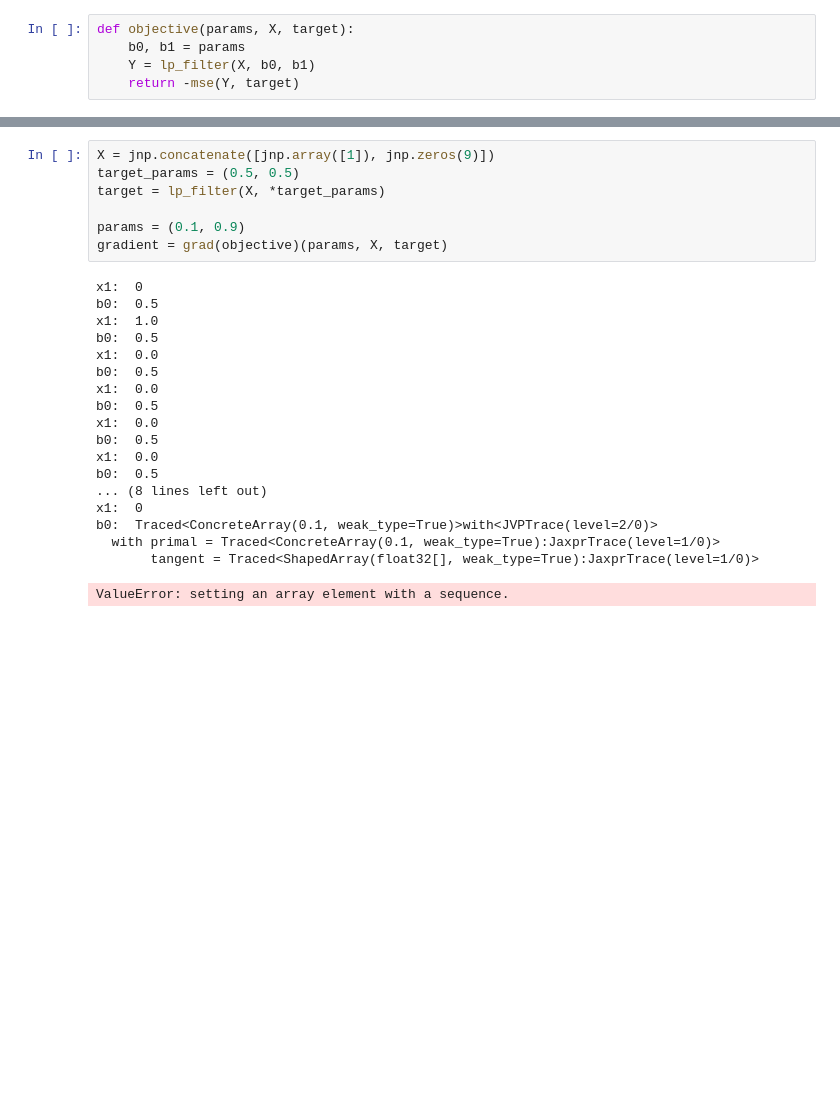
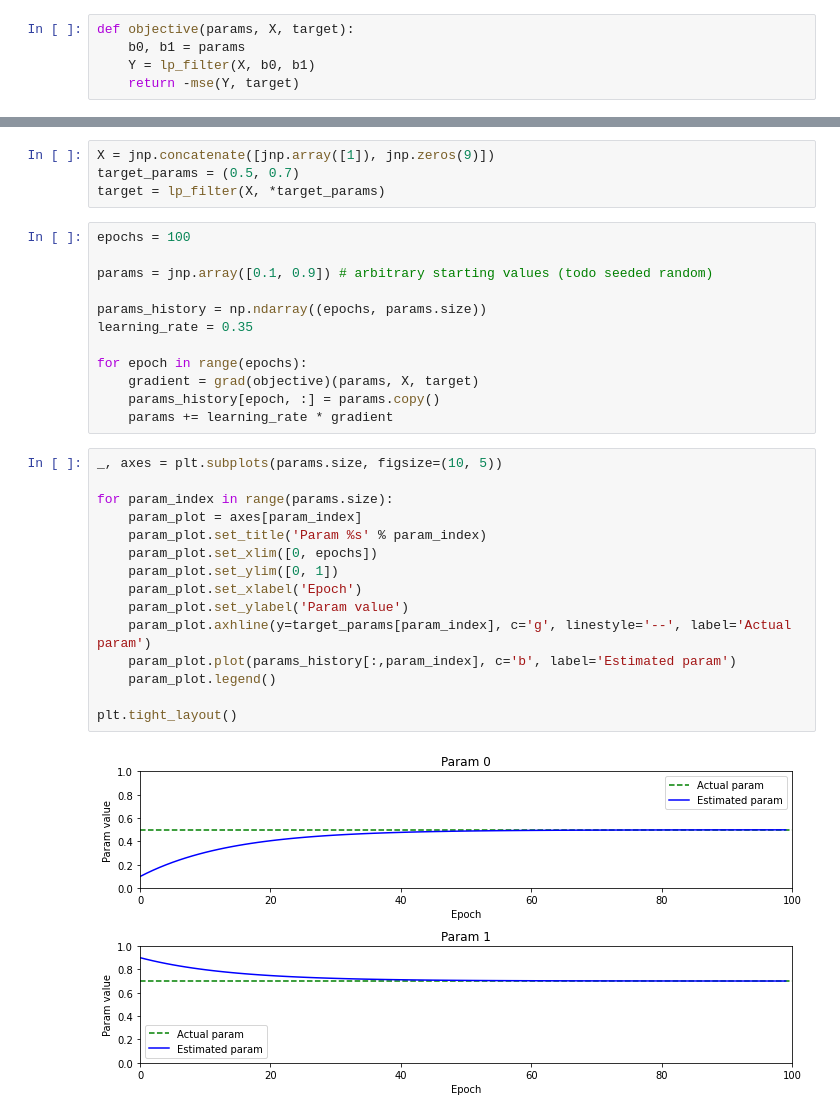
Before and after one commit to khiner/jaxdsp, a Jupyter notebook: jax_audio_experiments.ipynb, the cells around one changed output, grey strips where cells are left out. Saved outputs shown, nothing was run; the diff lists cells and outputs as text; blank space fills up the shorter version.

Commit message:
Working example of estimating params of a two-coefficient FIR filter!

```diff
--- a/jax_audio_experiments.ipynb
+++ b/jax_audio_experiments.ipynb
@@ -114,26 +94,33 @@ b0:  0.5
 # %%
 X = jnp.concatenate([jnp.array([1]), jnp.zeros(9)])
-target_params = (0.5, 0.5)
+target_params = (0.5, 0.7)
 target = lp_filter(X, *target_params)
-
-params = (0.1, 0.9)
-gradient = grad(objective)(params, X, target)
-# %% [output]
-x1:  0
-b0:  0.5
-x1:  1.0
-b0:  0.5
-x1:  0.0
-b0:  0.5
-x1:  0.0
-b0:  0.5
-x1:  0.0
-b0:  0.5
-x1:  0.0
-b0:  0.5
-... (8 lines left out)
-x1:  0
-b0:  Traced<ConcreteArray(0.1, weak_type=True)>with<JVPTrace(level=2/0)>
-  with primal = Traced<ConcreteArray(0.1, weak_type=True):JaxprTrace(level=1/0)>
-       tangent = Traced<ShapedArray(float32[], weak_type=True):JaxprTrace(level=1/0)>
-ValueError: setting an array element with a sequence.
+# %%
+epochs = 100
+
+params = jnp.array([0.1, 0.9]) # arbitrary starting values (todo seeded random)
+
+params_history = np.ndarray((epochs, params.size))
+learning_rate = 0.35
+
+for epoch in range(epochs):
+    gradient = grad(objective)(params, X, target)
+    params_history[epoch, :] = params.copy()
+    params += learning_rate * gradient
+# %%
+_, axes = plt.subplots(params.size, figsize=(10, 5))
+
+for param_index in range(params.size):
+    param_plot = axes[param_index]
+    param_plot.set_title('Param %s' % param_index)
+    param_plot.set_xlim([0, epochs])
+    param_plot.set_ylim([0, 1])
+    param_plot.set_xlabel('Epoch')
+    param_plot.set_ylabel('Param value')
+    param_plot.axhline(y=target_params[param_index], c='g', linestyle='--', label='Actual param')
+    param_plot.plot(params_history[:,param_index], c='b', label='Estimated param')
+    param_plot.legend()
+
+plt.tight_layout()
+# %% [output]
+[figure, added]
```
Also changed, not shown: parts of 3 cells of this notebook.
